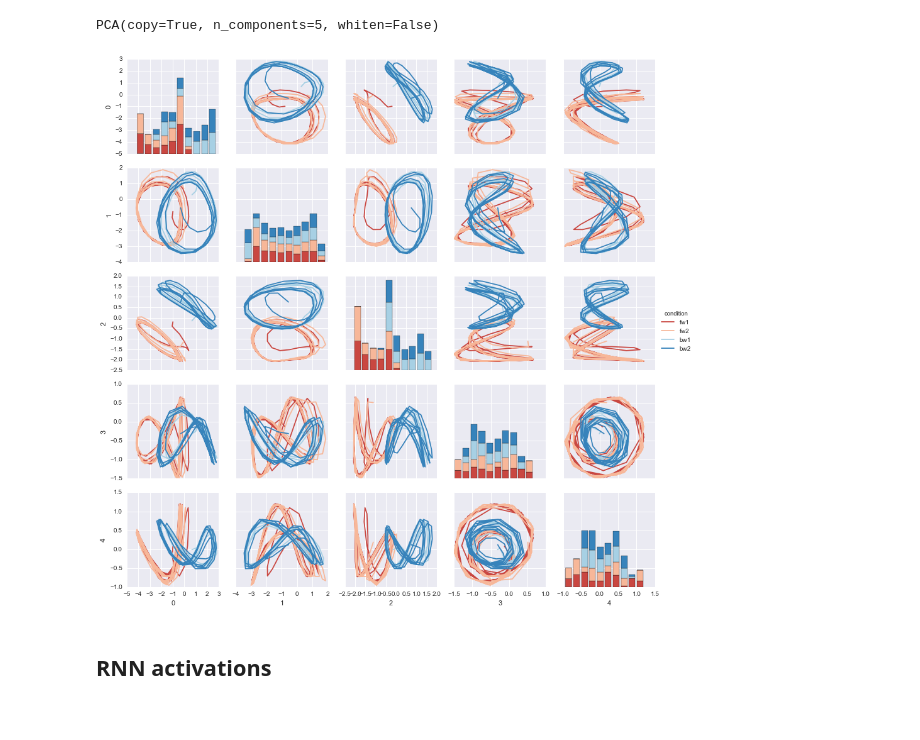
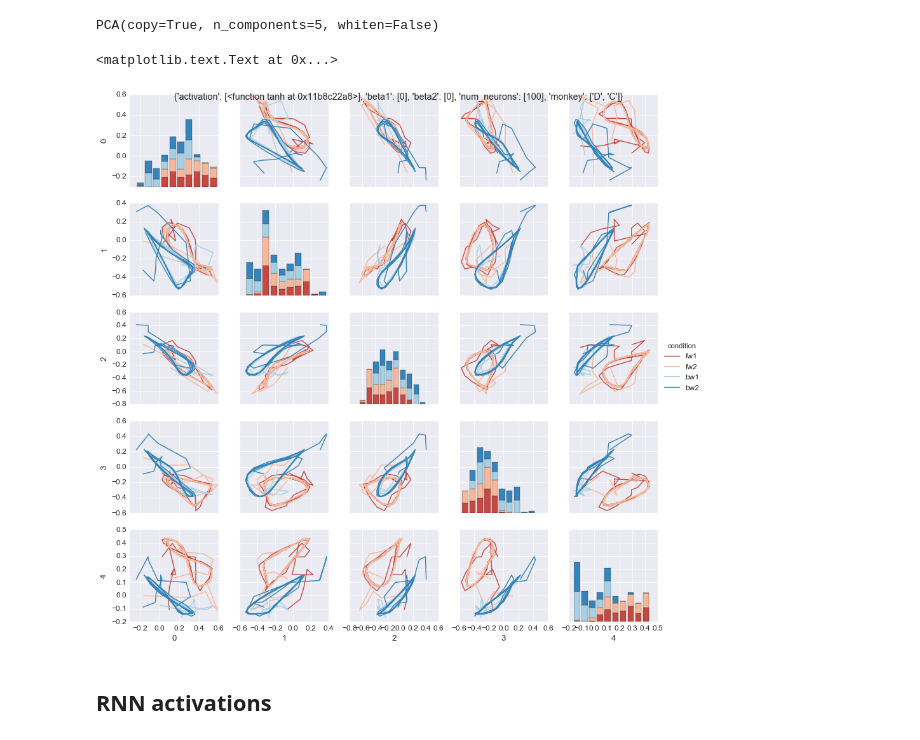
Before and after one commit to jsseely/cyclingRNN, a Jupyter notebook: cycling rnn - hyperparams.ipynb, the cells around one changed output. Cells and saved outputs as stored; diff of their text form; code cells hidden in the pictures.

```diff
--- a/cycling rnn - hyperparams.ipynb
+++ b/cycling rnn - hyperparams.ipynb
@@ -109,0 +85,5 @@ jj = 0
+# %%
+sns.set_context('paper', font_scale=1.5)
+# %%
+ii = 1
+param_inds = np.unravel_index(ii, x_tf.shape)
@@ -112,12 +100,13 @@ rows = 4
 cols = 2
 
 with sns.color_palette(n_colors=4):
-    f, ax = plt.subplots(rows,cols, figsize=(20,20))
+    f, ax = plt.subplots(rows,cols, figsize=(16, 12))
     for i in range(rows):
         for j in range(cols):
             muscle = np.ravel_multi_index((i,j), (rows,cols))
-            ax[i,j].plot(emg_[:,:,muscle], linewidth=2, alpha=1)
-            ax[i,j].plot(y_tf[ii,jj][:,:,muscle],'--',linewidth=4, alpha=0.5)
-            ax[i,j].set_title(str(muscle))
+            ax[i,j].plot(emg[:,:,muscle], linewidth=1.5, alpha=.8)
+            ax[i,j].plot(y_tf[param_inds][:,:,muscle],'--',linewidth=3, alpha=1)
+            ax[i,j].set_title('muscle '+str(muscle))
+f.suptitle(param_grid, fontsize=16)
 plt.show()
 # %% [output]
@@ -128,12 +117,14 @@ plt.show()
 pca_x = sk.decomposition.PCA(n_components=5)
 pca_y = sk.decomposition.PCA(n_components=5)
 
-pca_x.fit(np.concatenate([x_tf[ii,jj][:,i,:] for i in range(4)]))
-pca_y.fit(np.concatenate([y_tf[ii,jj][:,i,:] for i in range(4)]))
+pca_x.fit(np.concatenate([x_tf[param_inds][:,i,:] for i in range(4)]))
+pca_y.fit(np.concatenate([y_tf[param_inds][:,i,:] for i in range(4)]))
 # %% [output]
 PCA(copy=True, n_components=5, whiten=False)
 # %%
 # plot PCs for the RNN state variable
-make_pairgrid([np.dot(x_tf[ii,jj][:,i,:], pca_x.components_.T) for i in range(4)])
+f = make_pairgrid([np.dot(x_tf[0,0,0,0,0][:,i,:], pca_x.components_.T) for i in range(4)])
+f.fig.suptitle(param_grid)
 # %% [output]
+<matplotlib.text.Text at 0x...>
-[figure, old version]
+[figure, new version]
```
Also changed, not shown: parts of 36 cells of this notebook, 10 other files.
